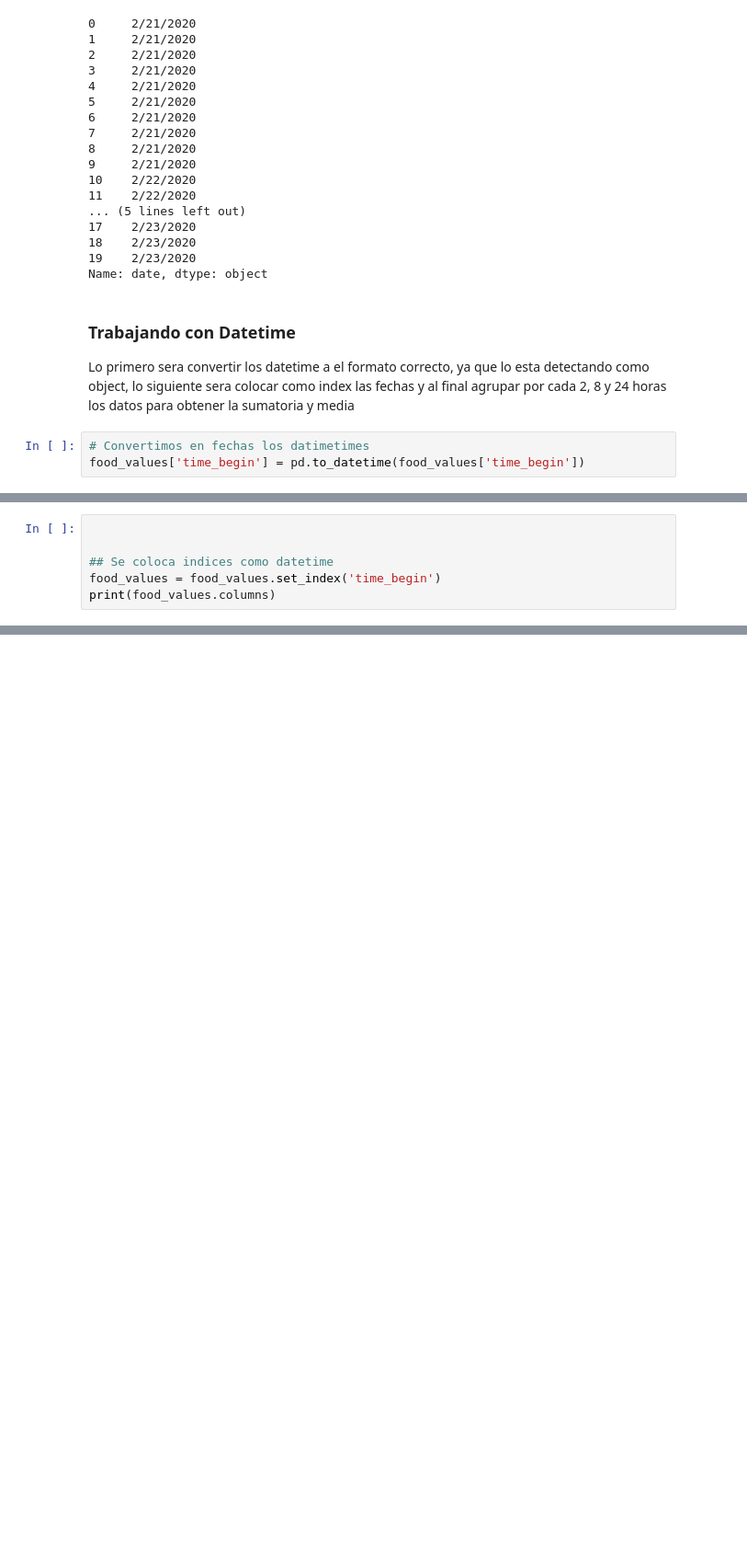
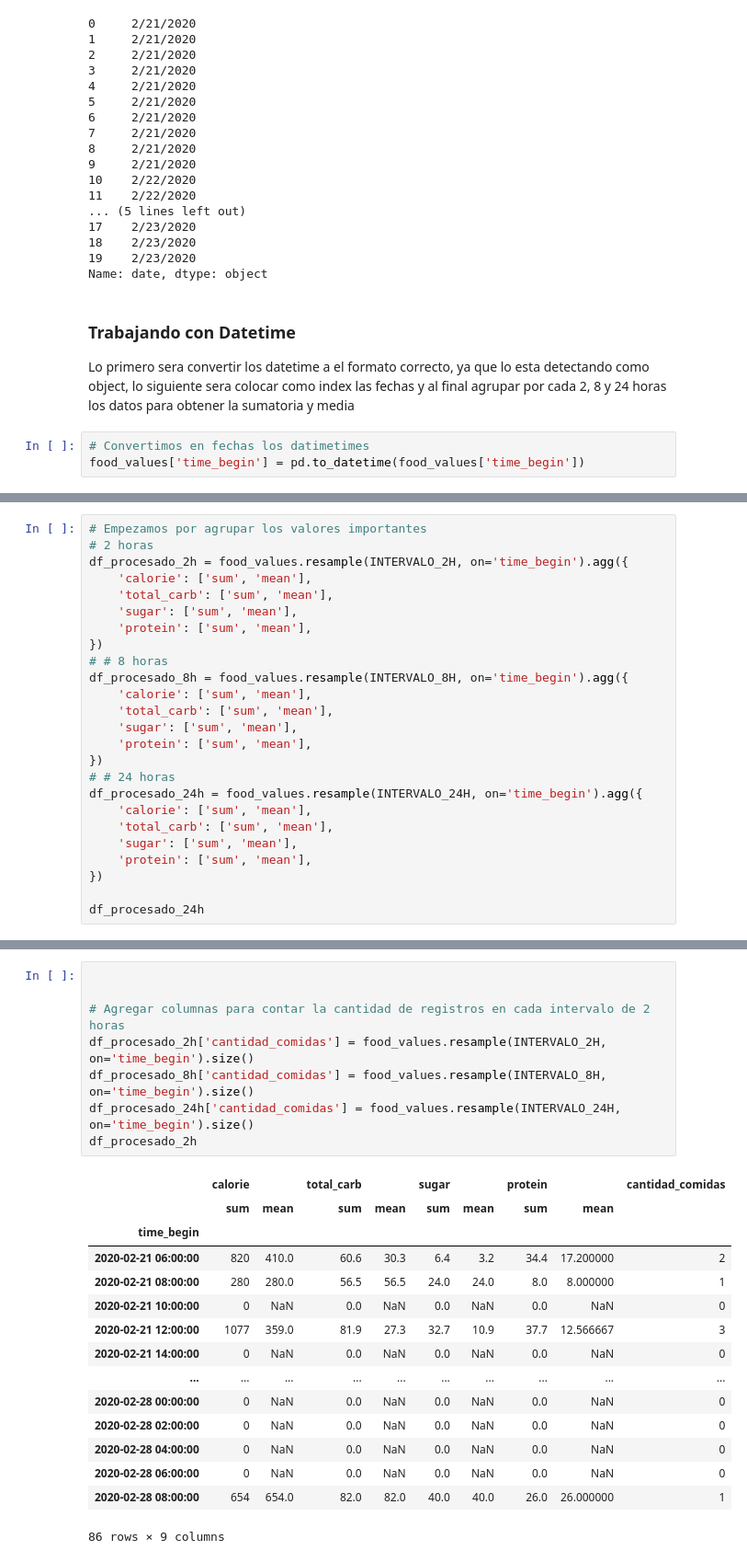
Before and after one commit to Alpha004/PreTesisMasterRepo, a Jupyter notebook: Food/Food_analyzier.ipynb, the cells around one changed output, grey strips where cells are left out. Shown at 92% size. Drawn from its saved outputs; the diff is of its cells as text; blank space fills up the shorter version.

```diff
--- a/Food/Food_analyzier.ipynb
+++ b/Food/Food_analyzier.ipynb
@@ -129,7 +129 @@ dtypes: datetime64[ns](2), float64(7), int64(1), object(4)
 memory usage: 5.1+ KB
-# %%
-
-
-## Se coloca indices como datetime
-food_values = food_values.set_index('time_begin')
-print(food_values.columns)
@@ -190,0 +135,25 @@ Index(['mean', 'median', 'max', 'min', 'std'], dtype='object')
+# %%
+# Empezamos por agrupar los valores importantes
+# 2 horas
+df_procesado_2h = food_values.resample(INTERVALO_2H, on='time_begin').agg({
+    'calorie': ['sum', 'mean'],
+    'total_carb': ['sum', 'mean'],
+    'sugar': ['sum', 'mean'],
+    'protein': ['sum', 'mean'],
+})
+# # 8 horas
+df_procesado_8h = food_values.resample(INTERVALO_8H, on='time_begin').agg({
+    'calorie': ['sum', 'mean'],
+    'total_carb': ['sum', 'mean'],
+    'sugar': ['sum', 'mean'],
+    'protein': ['sum', 'mean'],
+})
+# # 24 horas
+df_procesado_24h = food_values.resample(INTERVALO_24H, on='time_begin').agg({
+    'calorie': ['sum', 'mean'],
+    'total_carb': ['sum', 'mean'],
+    'sugar': ['sum', 'mean'],
+    'protein': ['sum', 'mean'],
+})
+
+df_procesado_24h
@@ -190,0 +172,24 @@ Index(['mean', 'median', 'max', 'min', 'std'], dtype='object')
+# %%
+
+
+# Agregar columnas para contar la cantidad de registros en cada intervalo de 2 horas
+df_procesado_2h['cantidad_comidas'] = food_values.resample(INTERVALO_2H, on='time_begin').size()
+df_procesado_8h['cantidad_comidas'] = food_values.resample(INTERVALO_8H, on='time_begin').size()
+df_procesado_24h['cantidad_comidas'] = food_values.resample(INTERVALO_24H, on='time_begin').size()
+df_procesado_2h
+# %% [output]
+|  | calorie |  | total_carb |  | sugar |  | protein |  | cantidad_comidas |
+|  | sum | mean | sum | mean | sum | mean | sum | mean |  |
+| time_begin |  |  |  |  |  |  |  |  |  |
+| 2020-02-21 06:00:00 | 820 | 410.0 | 60.6 | 30.3 | 6.4 | 3.2 | 34.4 | 17.200000 | 2 |
+| 2020-02-21 08:00:00 | 280 | 280.0 | 56.5 | 56.5 | 24.0 | 24.0 | 8.0 | 8.000000 | 1 |
+| 2020-02-21 10:00:00 | 0 | NaN | 0.0 | NaN | 0.0 | NaN | 0.0 | NaN | 0 |
+| 2020-02-21 12:00:00 | 1077 | 359.0 | 81.9 | 27.3 | 32.7 | 10.9 | 37.7 | 12.566667 | 3 |
+| 2020-02-21 14:00:00 | 0 | NaN | 0.0 | NaN | 0.0 | NaN | 0.0 | NaN | 0 |
+| ... | ... | ... | ... | ... | ... | ... | ... | ... | ... |
+| 2020-02-28 00:00:00 | 0 | NaN | 0.0 | NaN | 0.0 | NaN | 0.0 | NaN | 0 |
+| 2020-02-28 02:00:00 | 0 | NaN | 0.0 | NaN | 0.0 | NaN | 0.0 | NaN | 0 |
+| 2020-02-28 04:00:00 | 0 | NaN | 0.0 | NaN | 0.0 | NaN | 0.0 | NaN | 0 |
+| 2020-02-28 06:00:00 | 0 | NaN | 0.0 | NaN | 0.0 | NaN | 0.0 | NaN | 0 |
+| 2020-02-28 08:00:00 | 654 | 654.0 | 82.0 | 82.0 | 40.0 | 40.0 | 26.0 | 26.000000 | 1 |
+86 rows × 9 columns
```
Also changed, not shown: parts of 26 cells of this notebook, 1 other file.
